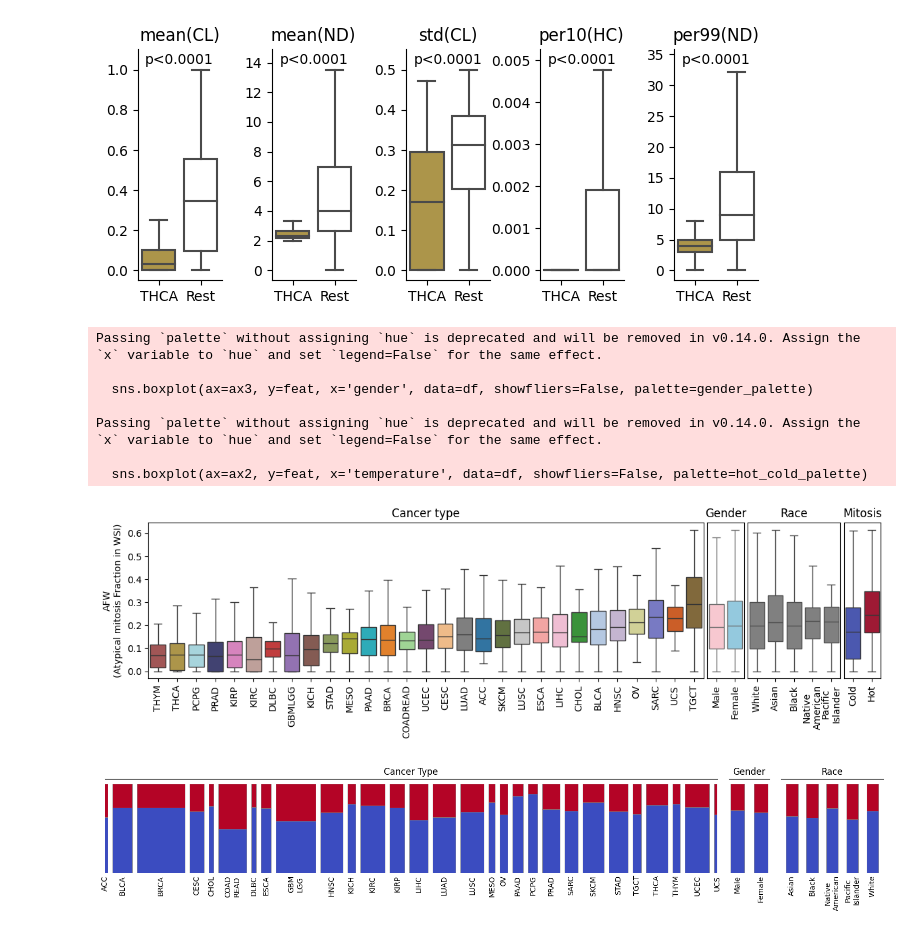
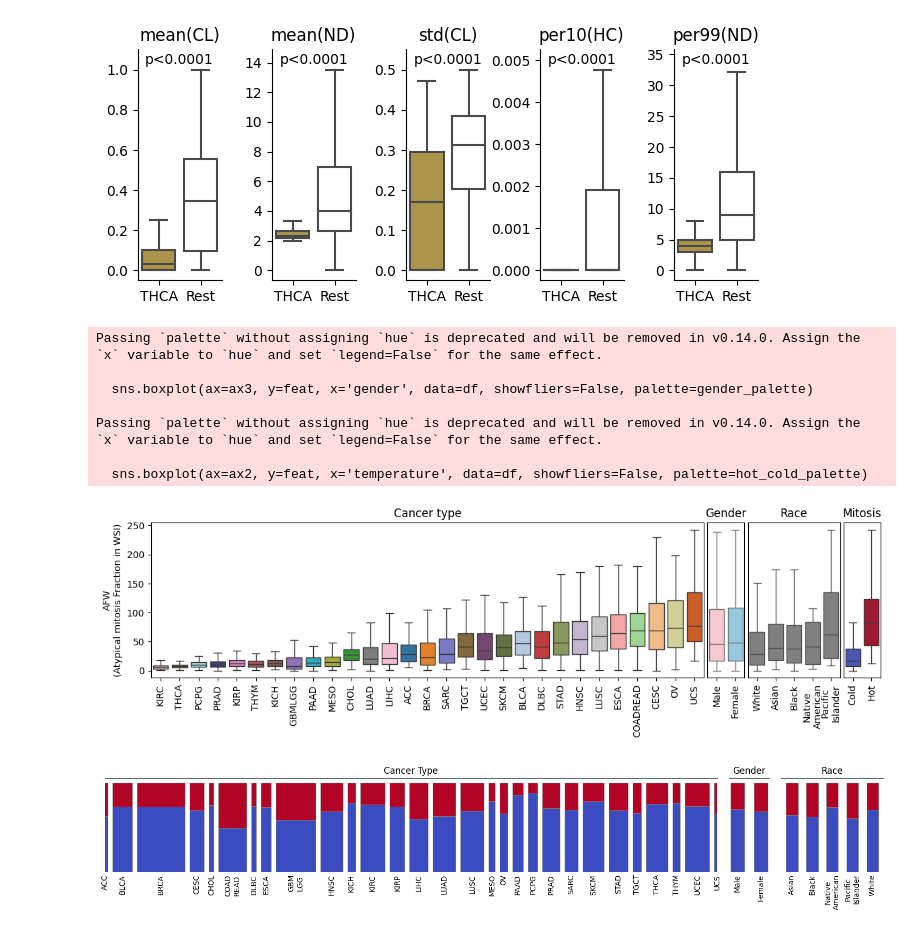
Before and after one commit to mostafajahanifar/pacman, a Jupyter notebook: explain_feature_boxplots.ipynb, the cells around one changed output. Saved outputs shown, nothing was run; the diff lists cells and outputs as text; code cells hidden in the pictures.

```diff
--- a/explain_feature_boxplots.ipynb
+++ b/explain_feature_boxplots.ipynb
@@ -150,7 +152,7 @@ discov_val_feats_path = '/mnt/gpfs01/lsf-workspace/u2070124/Data/Data/pancancer/
 discov_df = pd.read_csv(discov_val_feats_path)
 
 # Load feature list
-feats_list = ["aty_wsi_ratio"] # aty_wsi_ratio, aty_ahotspot_count
+feats_list = ["mit_hotspot_count"] # aty_wsi_ratio, aty_ahotspot_count
 
 # Filter the dataframe to include relevant columns and remove invalid cancers
 df = discov_df[['type', 'temperature', 'gender', 'race'] + feats_list]
@@ -234,35 +236,35 @@ for feat in feats_list:
     ax3.set_xticklabels(ax3.get_xticklabels(), rotation=90, ha='center')
 
     # Boxplot by temperature (now fourth plot)
     cmap = plt.get_cmap('coolwarm')
     hot_cold_palette = {'Hot': cmap(.999), 'Cold': cmap(0)}
     sns.boxplot(ax=ax2, y=feat, x='temperature', data=df, showfliers=False, palette=hot_cold_palette)
     ax2.set_xlabel(featre_to_tick(feat))
     ax2.set_ylabel('')
     ax2.set_xlabel('')
     ax2.set_title('Mitosis')
 
     # Remove y-axis ticks and labels for the fourth plot (temperature)
     ax2.set_yticklabels([])  # Remove y-axis labels
     ax2.tick_params(left=False, right=False)  # Remove y-axis ticks
     ax2.set_xticklabels(ax2.get_xticklabels(), rotation=90, ha='center') # , rotation=45, ha='right'
 
     # Adjust layout to bring subplots closer
     plt.subplots_adjust(wspace=0.02)
 
     plt.savefig(f"results_final_all/morphology/dist_{feat}.png", dpi=600, bbox_inches = 'tight', pad_inches = 0.01)
-    plt.savefig(f"results_final_all/morphology/dist_{feat}.pdf", dpi=600, bbox_inches = 'tight', pad_inches = 0.01)
+    # plt.savefig(f"results_final_all/morphology/dist_{feat}.pdf", dpi=600, bbox_inches = 'tight', pad_inches = 0.01)
     # Adjust layout
     plt.show()
 # %% [output]
 Passing `palette` without assigning `hue` is deprecated and will be removed in v0.14.0. Assign the `x` variable to `hue` and set `legend=False` for the same effect.
 
   sns.boxplot(ax=ax3, y=feat, x='gender', data=df, showfliers=False, palette=gender_palette)
 
 Passing `palette` without assigning `hue` is deprecated and will be removed in v0.14.0. Assign the `x` variable to `hue` and set `legend=False` for the same effect.
 
   sns.boxplot(ax=ax2, y=feat, x='temperature', data=df, showfliers=False, palette=hot_cold_palette)
-[figure, old version]
+[figure, new version]
 # %%
 import pandas as pd
 import matplotlib.pyplot as plt
```
Also changed, not shown: parts of 3 cells of this notebook, 2 other files.
